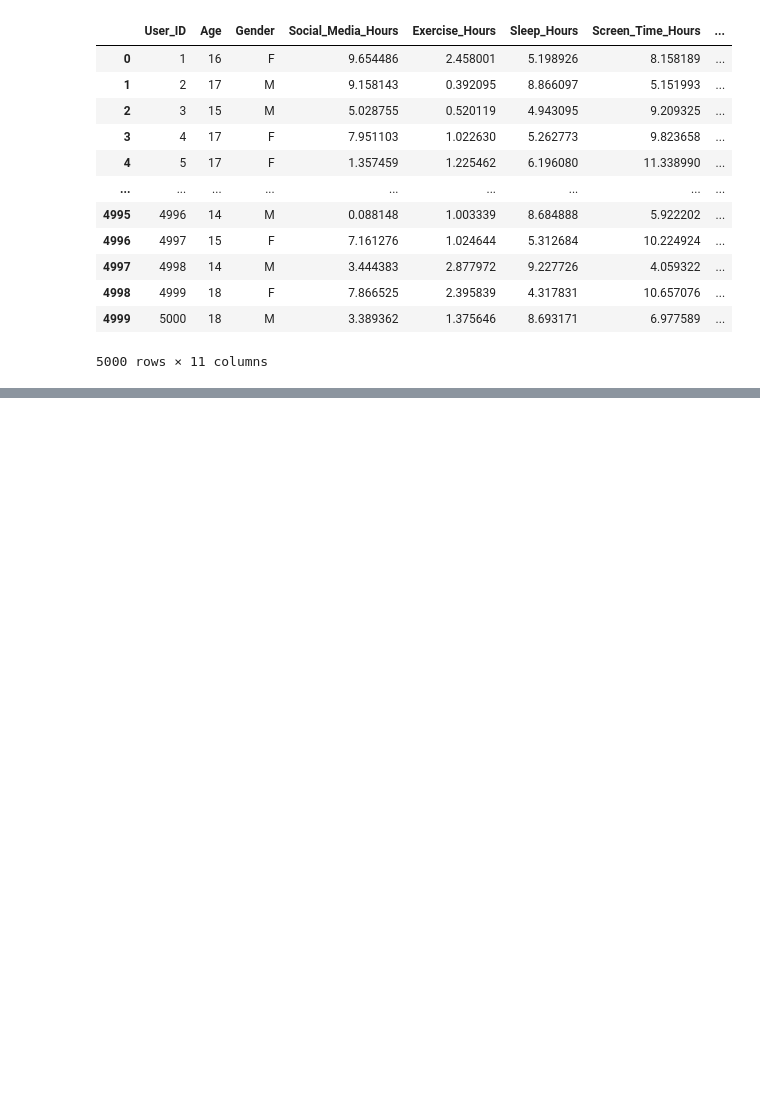
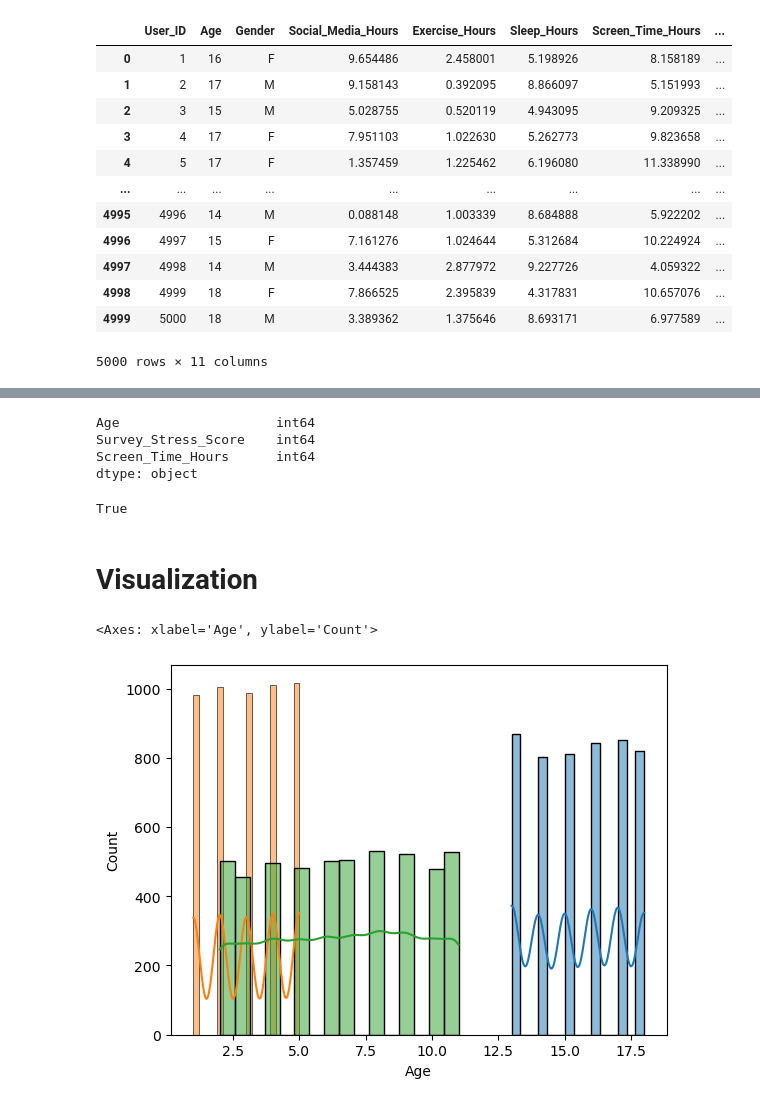
Before and after one commit to racheldrewu/2201FinalProject, a Jupyter notebook: screen_time_vs_mental_health_.ipynb, the cells around one changed output, grey strips where cells are left out. Drawn from its saved outputs; the diff is of its cells as text; code cells hidden in the pictures; blank space fills up the shorter version.

```diff
--- a/screen_time_vs_mental_health_.ipynb
+++ b/screen_time_vs_mental_health_.ipynb
@@ -18,6 +18,3 @@ df
 | 4998 | 4999 | 18 | F | 7.866525 | 2.395839 | 4.317831 | 10.657076 | ... |
 | 4999 | 5000 | 18 | M | 3.389362 | 1.375646 | 8.693171 | 6.977589 | ... |
 5000 rows × 11 columns
-# %%
-# removing wearable_Stress_Score
-df = df.drop[wearable_Stress_Score]
@@ -23,0 +30,3 @@ df = df.drop[wearable_Stress_Score]
+# %%
+#only getting the ['Age', 'Survey_Stress_Score', 'Screen_Time_Hours'] coloumn
+new_df = df[['Age', 'Survey_Stress_Score', 'Screen_Time_Hours', 'User_ID']]
@@ -23,0 +49,2 @@ df = df.drop[wearable_Stress_Score]
+# %%
+new_df['Screen_Time_Hours']= new_df['Screen_Time_Hours'].astype('int64')
@@ -23,0 +92,3 @@ df = df.drop[wearable_Stress_Score]
+# %%
+# droping user_Id column
+new_df = new_df.drop("User_ID", axis=1)
@@ -23,0 +111,13 @@ df = df.drop[wearable_Stress_Score]
+# %%
+new_df.dtypes
+# %% [output]
+Age                    int64
+Survey_Stress_Score    int64
+Screen_Time_Hours      int64
+dtype: object
+# %%
+#checking for outliers
+#checking if there is score greater than the range
+(new_df["Survey_Stress_Score"] >5).any() == False
+# %% [output]
+True
@@ -23,0 +127,2 @@ df = df.drop[wearable_Stress_Score]
+# %% [markdown]
+# Visualization
@@ -23,0 +135,8 @@ df = df.drop[wearable_Stress_Score]
+# %%
+# making histograms so show how common/rare each value is for each column
+sns.histplot(new_df['Age'], kde = True)
+sns.histplot(new_df['Survey_Stress_Score'], kde = True)
+sns.histplot(new_df['Screen_Time_Hours'], kde = True)
+# %% [output]
+<Axes: xlabel='Age', ylabel='Count'>
+[figure, added]
```
Also changed, not shown: parts of 15 cells of this notebook, 2 other files.
